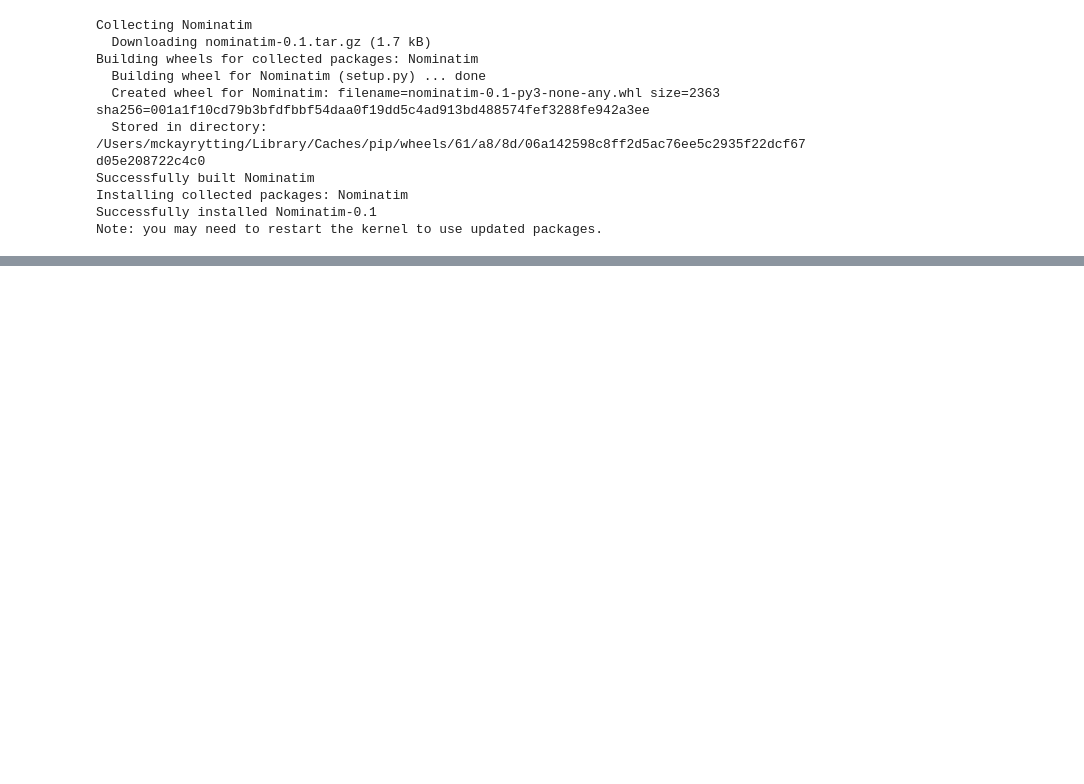
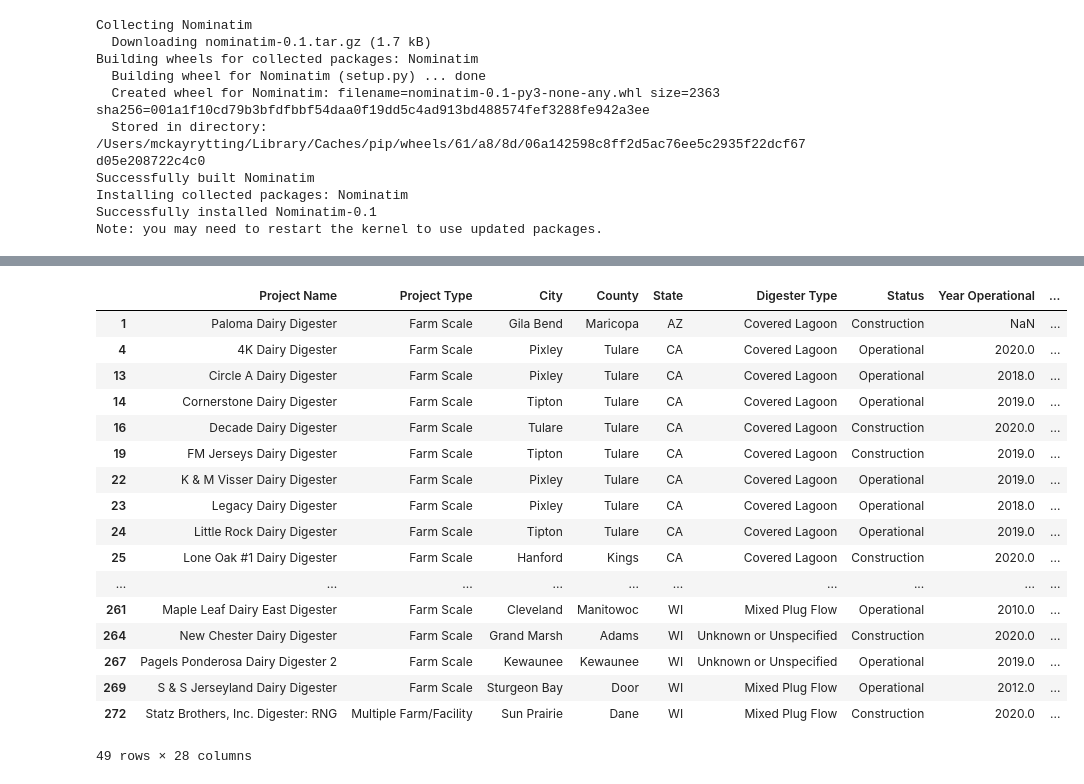
Before and after one commit to mckayrytting/US-Biogas, a Jupyter notebook: US_Biogas_Analysis.ipynb, the cells around one changed output, grey strips where cells are left out. Saved outputs shown, nothing was run; the diff lists cells and outputs as text; code cells hidden in the pictures; blank space fills up the shorter version.

```diff
--- a/US_Biogas_Analysis.ipynb
+++ b/US_Biogas_Analysis.ipynb
@@ -121,21 +148,20 @@ array(['Flared Full Time', 'Cogeneration', 'Electricity',
 # %%
 # Want only one entry in end use column (Flared, Heat, Electricity, Cogeneration, Sales), consider making second end use column?
-flaredMask=dfAgriculture['Biogas End Use'].str.contains('Flare')
-electricityMask=dfAgriculture['Biogas End Use'].str.contains('elec|Elec')
-cogenerationMask=dfAgriculture['Biogas End Use'].str.contains('Cogen')
-cngMask=dfAgriculture['Biogas End Use'].str.contains('CNG')
-furnaceMask=dfAgriculture['Biogas End Use'].str.contains('Furn')
-pipelineMask=dfAgriculture['Biogas End Use'].str.contains('Gas')
-dfAgriculture['Biogas End Use']=dfAgriculture['Biogas End Use'].fillna('Unknown')
+flaredMask=dfAgriculture['Biogas End Use(s)'].str.contains('Flare')
+electricityMask=dfAgriculture['Biogas End Use(s)'].str.contains('elec|Elec')
+cogenerationMask=dfAgriculture['Biogas End Use(s)'].str.contains('Cogen')
+cngMask=dfAgriculture['Biogas End Use(s)'].str.contains('CNG')
+furnaceMask=dfAgriculture['Biogas End Use(s)'].str.contains('Furn')
+pipelineMask=dfAgriculture['Biogas End Use(s)'].str.contains('Gas')
 # %%
 # Apply End Use masks to dataframe
-dfAgriculture['Biogas End Use'][flaredMask]='Flared'
-dfAgriculture['Biogas End Use'][electricityMask]='Electricity'
-dfAgriculture['Biogas End Use'][cogenerationMask]='Cogeneration'
-dfAgriculture['Biogas End Use'][cngMask]='Sales'
-dfAgriculture['Biogas End Use'][furnaceMask]='Heat'
-dfAgriculture['Biogas End Use'][pipelineMask]='Sales'
-dfAgriculture['Biogas End Use'][electricityMask & furnaceMask]='Cogeneration'
-dfAgriculture['Biogas End Use'][electricityMask]='Electricity'
-dfAgriculture['Biogas End Use'].unique()
+dfAgriculture['Biogas End Use(s)'][flaredMask]='Flared'
+dfAgriculture['Biogas End Use(s)'][electricityMask]='Electricity'
+dfAgriculture['Biogas End Use(s)'][cogenerationMask]='Cogeneration'
+dfAgriculture['Biogas End Use(s)'][cngMask]='Sales'
+dfAgriculture['Biogas End Use(s)'][furnaceMask]='Heat'
+dfAgriculture['Biogas End Use(s)'][pipelineMask]='Sales'
+dfAgriculture['Biogas End Use(s)'][electricityMask & furnaceMask]='Cogeneration'
+dfAgriculture['Biogas End Use(s)'][electricityMask]='Electricity'
+dfAgriculture['Biogas End Use(s)'].unique()
 # %% [output]
@@ -144,9 +170,10 @@ array(['Flared', 'Cogeneration', 'Electricity', 'Heat', 'Unknown',
 # %%
 #   Concatenate City and State to get single city/state column for geocoding
-dfAgriculture['City/State']=dfAgriculture['City']+dfAgriculture['State']
+dfAgriculture['City/State']=dfAgriculture['City']+', '+dfAgriculture['State']
 # %%
 geolocator=Nominatim(user_agent='McKay')
 latLon=RateLimiter(geolocator.geocode, min_delay_seconds=1)
 dfAgriculture['Location']=dfAgriculture['City/State'].apply(latLon)
 dfAgriculture['Point']=dfAgriculture['Location'].apply(lambda loc: tuple(loc.point) if loc else None)
 dfAgriculture[['Latitude','Longitude','Altitude']]=pd.DataFrame(dfAgriculture['Point'].tolist(), index=dfAgriculture.index)
+dfAgriculture=dfAgriculture.drop(['Point','Altitude','Location'])
@@ -162,0 +182,21 @@ dfAgriculture.head()
+# %%
+dfAgriculture[dfAgriculture['Biogas End Use(s)']=='Sales']
+# %% [output]
+|  | Project Name | Project Type | City | County | State | Digester Type | Status | Year Operational | ... |
+| 1 | Paloma Dairy Digester | Farm Scale | Gila Bend | Maricopa | AZ | Covered Lagoon | Construction | NaN | ... |
+| 4 | 4K Dairy Digester | Farm Scale | Pixley | Tulare | CA | Covered Lagoon | Operational | 2020.0 | ... |
+| 13 | Circle A Dairy Digester | Farm Scale | Pixley | Tulare | CA | Covered Lagoon | Operational | 2018.0 | ... |
+| 14 | Cornerstone Dairy Digester | Farm Scale | Tipton | Tulare | CA | Covered Lagoon | Operational | 2019.0 | ... |
+| 16 | Decade Dairy Digester | Farm Scale | Tulare | Tulare | CA | Covered Lagoon | Construction | 2020.0 | ... |
+| 19 | FM Jerseys Dairy Digester | Farm Scale | Tipton | Tulare | CA | Covered Lagoon | Construction | 2019.0 | ... |
+| 22 | K & M Visser Dairy Digester | Farm Scale | Pixley | Tulare | CA | Covered Lagoon | Operational | 2019.0 | ... |
+| 23 | Legacy Dairy Digester | Farm Scale | Pixley | Tulare | CA | Covered Lagoon | Operational | 2018.0 | ... |
+| 24 | Little Rock Dairy Digester | Farm Scale | Tipton | Tulare | CA | Covered Lagoon | Operational | 2019.0 | ... |
+| 25 | Lone Oak #1 Dairy Digester | Farm Scale | Hanford | Kings | CA | Covered Lagoon | Construction | 2020.0 | ... |
+| ... | ... | ... | ... | ... | ... | ... | ... | ... | ... |
+| 261 | Maple Leaf Dairy East Digester | Farm Scale | Cleveland | Manitowoc | WI | Mixed Plug Flow | Operational | 2010.0 | ... |
+| 264 | New Chester Dairy Digester | Farm Scale | Grand Marsh | Adams | WI | Unknown or Unspecified | Construction | 2020.0 | ... |
+| 267 | Pagels Ponderosa Dairy Digester 2 | Farm Scale | Kewaunee | Kewaunee | WI | Unknown or Unspecified | Operational | 2019.0 | ... |
+| 269 | S & S Jerseyland Dairy Digester | Farm Scale | Sturgeon Bay | Door | WI | Mixed Plug Flow | Operational | 2012.0 | ... |
+| 272 | Statz Brothers, Inc. Digester: RNG | Multiple Farm/Facility | Sun Prairie | Dane | WI | Mixed Plug Flow | Construction | 2020.0 | ... |
+49 rows × 28 columns
```
Also changed, not shown: parts of 13 cells of this notebook, 1 other file.
